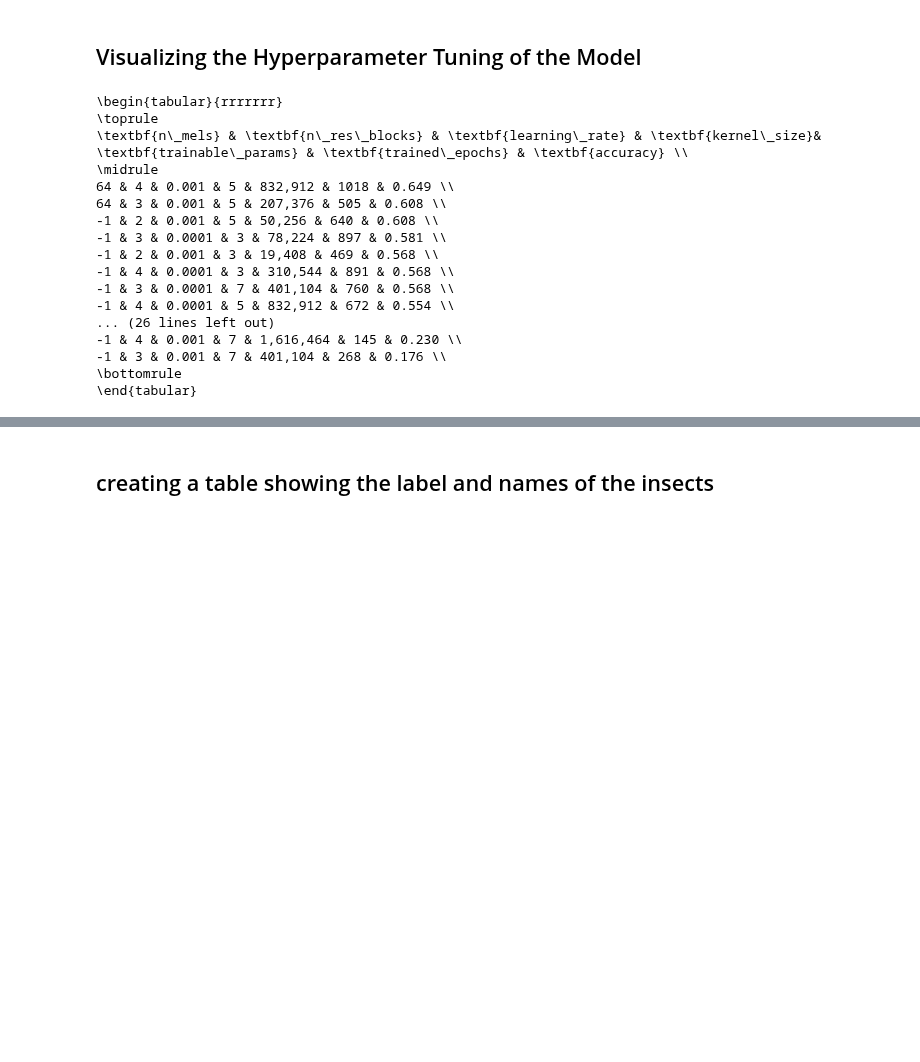
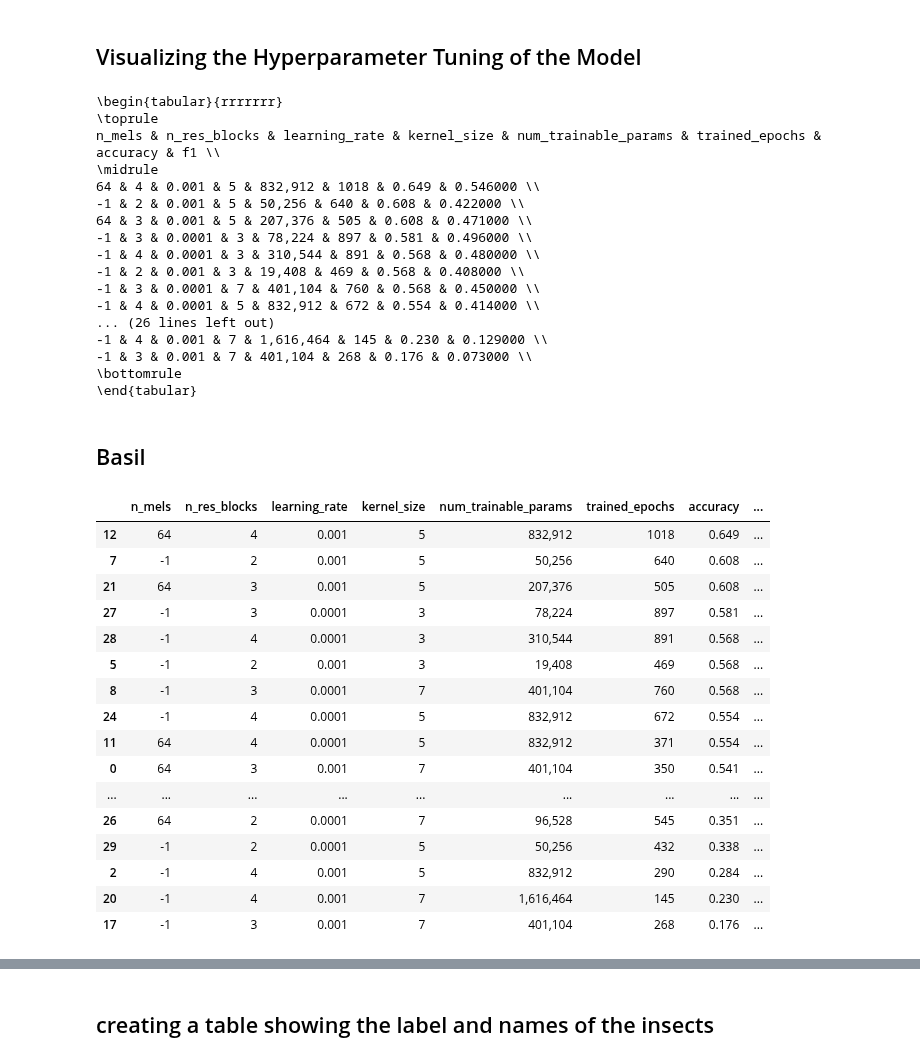
Before and after one commit to juliankraft/TermPaper1-Ecoacoustics, a Jupyter notebook: code/visualisation.ipynb, the cells around one changed output, grey strips where cells are left out. Saved outputs shown, nothing was run; the diff lists cells and outputs as text; code cells hidden in the pictures; blank space fills up the shorter version.

```diff
--- a/code/visualisation.ipynb
+++ b/code/visualisation.ipynb
@@ -188,7 +193,7 @@ eval_csv_path = "../logs/main_run/evaluation/eval_summary.csv"
 
 # Loading the evaluation data
 eval_data = pd.read_csv(eval_csv_path)
-eval_data_selected = eval_data[['n_mels', 'n_res_blocks', 'learning_rate', 'kernel_size', 'num_trainable_params', 'trained_epochs', 'accuracy']]
+eval_data_selected = eval_data[['n_mels', 'n_res_blocks', 'learning_rate', 'kernel_size', 'num_trainable_params', 'trained_epochs', 'accuracy', 'f1']]
 eval_data_selected.loc[:, 'n_mels'] = eval_data_selected['n_mels'].fillna(-1).astype(int)
 eval_data_selected_arranged = eval_data_selected.sort_values(by='accuracy', ascending=False)
 
@@ -219,18 +224,40 @@ else:
 # %% [output]
 \begin{tabular}{rrrrrrr}
 \toprule
-\textbf{n\_mels} & \textbf{n\_res\_blocks} & \textbf{learning\_rate} & \textbf{kernel\_size}& \textbf{trainable\_params} & \textbf{trained\_epochs} & \textbf{accuracy} \\
+n_mels & n_res_blocks & learning_rate & kernel_size & num_trainable_params & trained_epochs & accuracy & f1 \\
 \midrule
-64 & 4 & 0.001 & 5 & 832,912 & 1018 & 0.649 \\
-64 & 3 & 0.001 & 5 & 207,376 & 505 & 0.608 \\
--1 & 2 & 0.001 & 5 & 50,256 & 640 & 0.608 \\
--1 & 3 & 0.0001 & 3 & 78,224 & 897 & 0.581 \\
--1 & 2 & 0.001 & 3 & 19,408 & 469 & 0.568 \\
--1 & 4 & 0.0001 & 3 & 310,544 & 891 & 0.568 \\
--1 & 3 & 0.0001 & 7 & 401,104 & 760 & 0.568 \\
--1 & 4 & 0.0001 & 5 & 832,912 & 672 & 0.554 \\
+64 & 4 & 0.001 & 5 & 832,912 & 1018 & 0.649 & 0.546000 \\
+-1 & 2 & 0.001 & 5 & 50,256 & 640 & 0.608 & 0.422000 \\
+64 & 3 & 0.001 & 5 & 207,376 & 505 & 0.608 & 0.471000 \\
+-1 & 3 & 0.0001 & 3 & 78,224 & 897 & 0.581 & 0.496000 \\
+-1 & 4 & 0.0001 & 3 & 310,544 & 891 & 0.568 & 0.480000 \\
+-1 & 2 & 0.001 & 3 & 19,408 & 469 & 0.568 & 0.408000 \\
+-1 & 3 & 0.0001 & 7 & 401,104 & 760 & 0.568 & 0.450000 \\
+-1 & 4 & 0.0001 & 5 & 832,912 & 672 & 0.554 & 0.414000 \\
 ... (26 lines left out)
--1 & 4 & 0.001 & 7 & 1,616,464 & 145 & 0.230 \\
--1 & 3 & 0.001 & 7 & 401,104 & 268 & 0.176 \\
+-1 & 4 & 0.001 & 7 & 1,616,464 & 145 & 0.230 & 0.129000 \\
+-1 & 3 & 0.001 & 7 & 401,104 & 268 & 0.176 & 0.073000 \\
 \bottomrule
 \end{tabular}
+# %% [markdown]
+## Basil
+# %%
+eval_data_selected_arranged
+# %% [output]
+|  | n_mels | n_res_blocks | learning_rate | kernel_size | num_trainable_params | trained_epochs | accuracy | ... |
+| 12 | 64 | 4 | 0.001 | 5 | 832,912 | 1018 | 0.649 | ... |
+| 7 | -1 | 2 | 0.001 | 5 | 50,256 | 640 | 0.608 | ... |
+| 21 | 64 | 3 | 0.001 | 5 | 207,376 | 505 | 0.608 | ... |
+| 27 | -1 | 3 | 0.0001 | 3 | 78,224 | 897 | 0.581 | ... |
+| 28 | -1 | 4 | 0.0001 | 3 | 310,544 | 891 | 0.568 | ... |
+| 5 | -1 | 2 | 0.001 | 3 | 19,408 | 469 | 0.568 | ... |
+| 8 | -1 | 3 | 0.0001 | 7 | 401,104 | 760 | 0.568 | ... |
+| 24 | -1 | 4 | 0.0001 | 5 | 832,912 | 672 | 0.554 | ... |
+| 11 | 64 | 4 | 0.0001 | 5 | 832,912 | 371 | 0.554 | ... |
+| 0 | 64 | 3 | 0.001 | 7 | 401,104 | 350 | 0.541 | ... |
+| ... | ... | ... | ... | ... | ... | ... | ... | ... |
+| 26 | 64 | 2 | 0.0001 | 7 | 96,528 | 545 | 0.351 | ... |
+| 29 | -1 | 2 | 0.0001 | 5 | 50,256 | 432 | 0.338 | ... |
+| 2 | -1 | 4 | 0.001 | 5 | 832,912 | 290 | 0.284 | ... |
+| 20 | -1 | 4 | 0.001 | 7 | 1,616,464 | 145 | 0.230 | ... |
+| 17 | -1 | 3 | 0.001 | 7 | 401,104 | 268 | 0.176 | ... |
```
Also changed, not shown: parts of 8 cells of this notebook, 1 other file.
